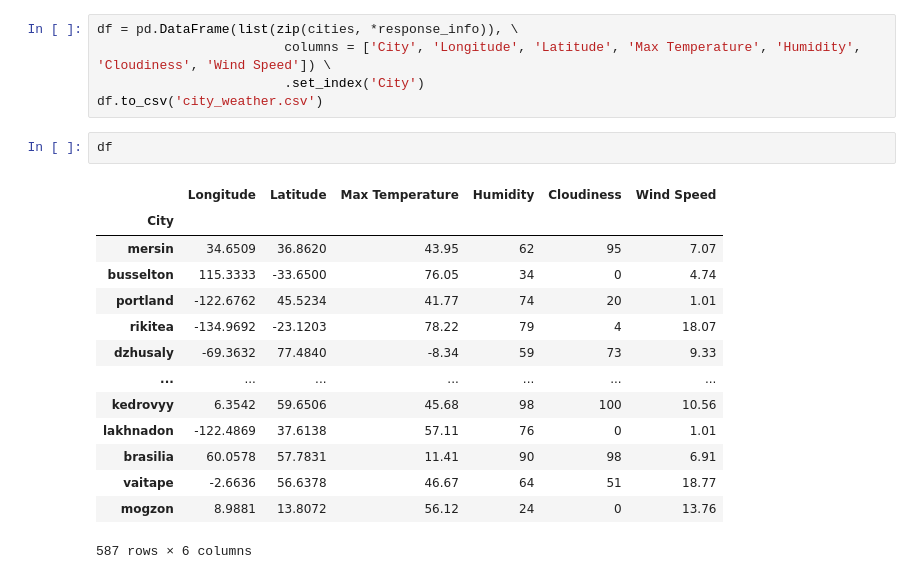
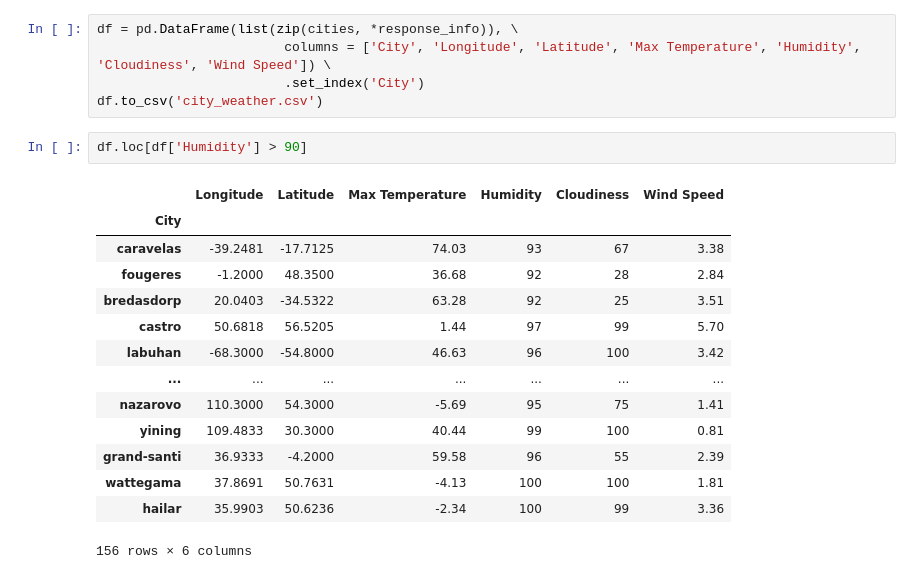
Before and after one commit to jackfarnsworth/python-api-challenge, a Jupyter notebook: WeatherPy/WeatherPy.ipynb, the cells around one changed output. Drawn from its saved outputs; the diff is of its cells as text.

```diff
--- a/WeatherPy/WeatherPy.ipynb
+++ b/WeatherPy/WeatherPy.ipynb
@@ -104,23 +99,23 @@ df = pd.DataFrame(list(zip(cities, *response_info)), \
                         columns = ['City', 'Longitude', 'Latitude', 'Max Temperature', 'Humidity', 'Cloudiness', 'Wind Speed']) \
                         .set_index('City')
 df.to_csv('city_weather.csv')
-# %%
-df
-# %% [output]
-|  | Longitude | Latitude | Max Temperature | Humidity | Cloudiness | Wind Speed |
-| City |  |  |  |  |  |  |
-| mersin | 34.6509 | 36.8620 | 43.95 | 62 | 95 | 7.07 |
-| busselton | 115.3333 | -33.6500 | 76.05 | 34 | 0 | 4.74 |
-| portland | -122.6762 | 45.5234 | 41.77 | 74 | 20 | 1.01 |
-| rikitea | -134.9692 | -23.1203 | 78.22 | 79 | 4 | 18.07 |
-| dzhusaly | -69.3632 | 77.4840 | -8.34 | 59 | 73 | 9.33 |
-| ... | ... | ... | ... | ... | ... | ... |
-| kedrovyy | 6.3542 | 59.6506 | 45.68 | 98 | 100 | 10.56 |
-| lakhnadon | -122.4869 | 37.6138 | 57.11 | 76 | 0 | 1.01 |
-| brasilia | 60.0578 | 57.7831 | 11.41 | 90 | 98 | 6.91 |
-| vaitape | -2.6636 | 56.6378 | 46.67 | 64 | 51 | 18.77 |
-| mogzon | 8.9881 | 13.8072 | 56.12 | 24 | 0 | 13.76 |
-587 rows × 6 columns
+# %%
+df.loc[df['Humidity'] > 90]
+# %% [output]
+|  | Longitude | Latitude | Max Temperature | Humidity | Cloudiness | Wind Speed |
+| City |  |  |  |  |  |  |
+| caravelas | -39.2481 | -17.7125 | 74.03 | 93 | 67 | 3.38 |
+| fougeres | -1.2000 | 48.3500 | 36.68 | 92 | 28 | 2.84 |
+| bredasdorp | 20.0403 | -34.5322 | 63.28 | 92 | 25 | 3.51 |
+| castro | 50.6818 | 56.5205 | 1.44 | 97 | 99 | 5.70 |
+| labuhan | -68.3000 | -54.8000 | 46.63 | 96 | 100 | 3.42 |
+| ... | ... | ... | ... | ... | ... | ... |
+| nazarovo | 110.3000 | 54.3000 | -5.69 | 95 | 75 | 1.41 |
+| yining | 109.4833 | 30.3000 | 40.44 | 99 | 100 | 0.81 |
+| grand-santi | 36.9333 | -4.2000 | 59.58 | 96 | 55 | 2.39 |
+| wattegama | 37.8691 | 50.7631 | -4.13 | 100 | 100 | 1.81 |
+| hailar | 35.9903 | 50.6236 | -2.34 | 100 | 99 | 3.36 |
+156 rows × 6 columns
 # %%
 x=df['Latitude']
 y=df['Max Temperature']
```
Also changed, not shown: parts of 12 cells of this notebook, 5 other files.
